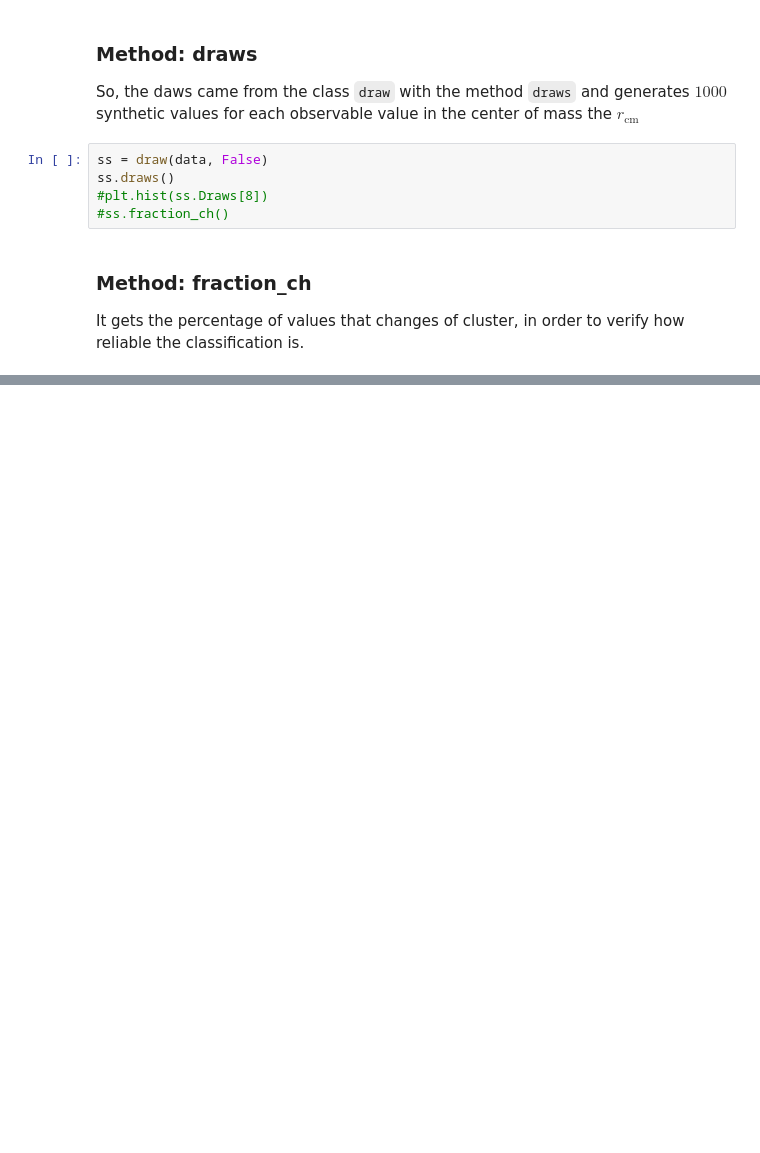
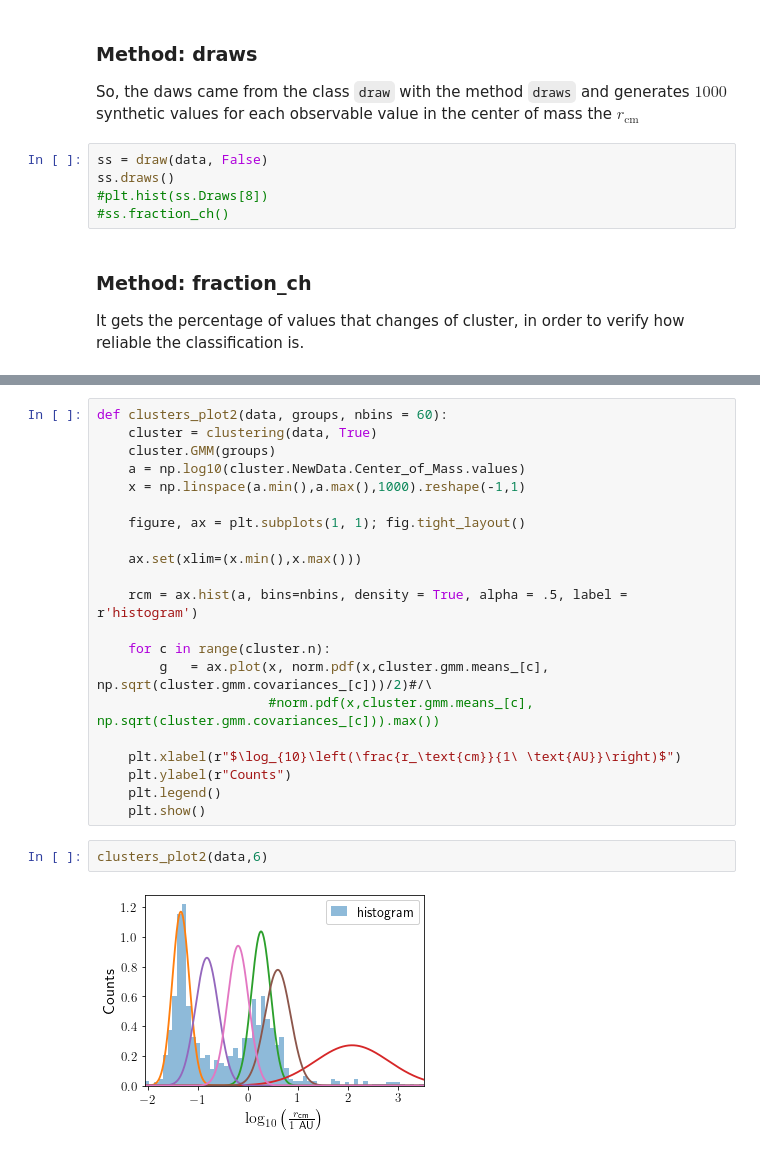
Before and after one commit to fjbautistas/Mixture_Gaussian_CM_of_Planets, a Jupyter notebook: Clasification.ipynb, the cells around one changed output, grey strips where cells are left out. Cells and saved outputs as stored; diff of their text form; blank space fills up the shorter version.

```diff
--- a/Clasification.ipynb
+++ b/Clasification.ipynb
@@ -470,0 +550,25 @@ def plot_criteria(criteria):
+# %%
+def clusters_plot2(data, groups, nbins = 60):
+    cluster = clustering(data, True)
+    cluster.GMM(groups)
+    a = np.log10(cluster.NewData.Center_of_Mass.values)
+    x = np.linspace(a.min(),a.max(),1000).reshape(-1,1)
+
+    figure, ax = plt.subplots(1, 1); fig.tight_layout()
+
+    ax.set(xlim=(x.min(),x.max()))
+
+    rcm = ax.hist(a, bins=nbins, density = True, alpha = .5, label = r'histogram')
+
+    for c in range(cluster.n):
+        g   = ax.plot(x, norm.pdf(x,cluster.gmm.means_[c], np.sqrt(cluster.gmm.covariances_[c]))/2)#/\
+                      #norm.pdf(x,cluster.gmm.means_[c], np.sqrt(cluster.gmm.covariances_[c])).max())
+
+    plt.xlabel(r"$\log_{10}\left(\frac{r_\text{cm}}{1\ \text{AU}}\right)$")
+    plt.ylabel(r"Counts")
+    plt.legend()
+    plt.show()
+# %%
+clusters_plot2(data,6)
+# %% [output]
+[figure, added]
```
Also changed, not shown: parts of 16 cells of this notebook, 3 other files.
